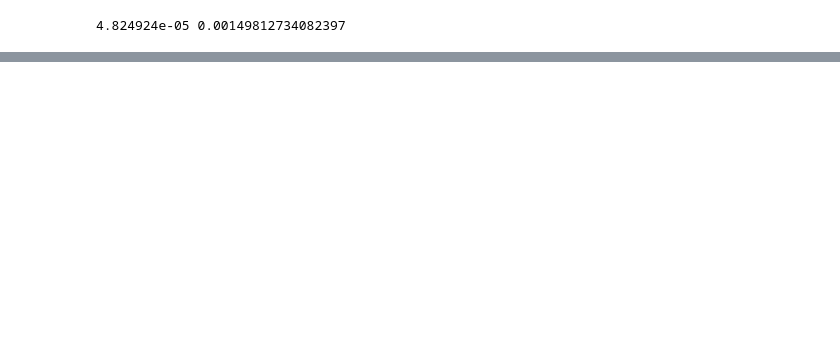
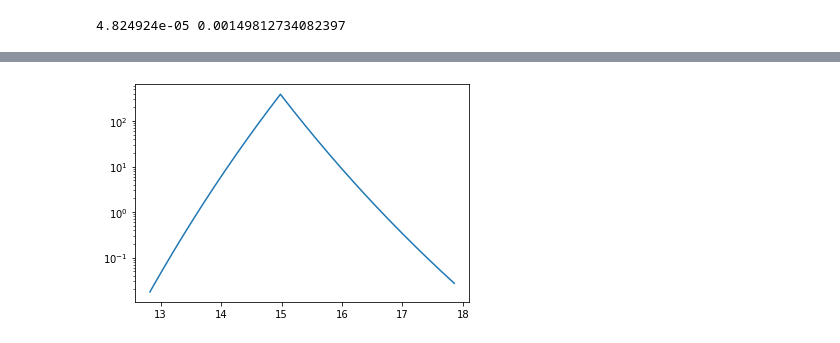
Before and after one commit to dodelson/Physics-of-Energy, a Jupyter notebook: Code/Spectroscopy.ipynb, the cells around one changed output, grey strips where cells are left out. Cells and saved outputs as stored; diff of their text form; code cells hidden in the pictures; blank space fills up the shorter version.

```diff
--- a/Code/Spectroscopy.ipynb
+++ b/Code/Spectroscopy.ipynb
@@ -94,0 +107,8 @@ print(E,wavel)
+# %%
+k=np.arange(560,780,.1)
+sigma = s0*np.exp(-r*np.abs(k-vib))
+tau=n*sigma
+plt.plot(1.e4/k,tau*1.e3)
+plt.yscale('log')
+# %% [output]
+[figure, added]
```
Also changed, not shown: parts of 5 cells of this notebook, 1 other file.
